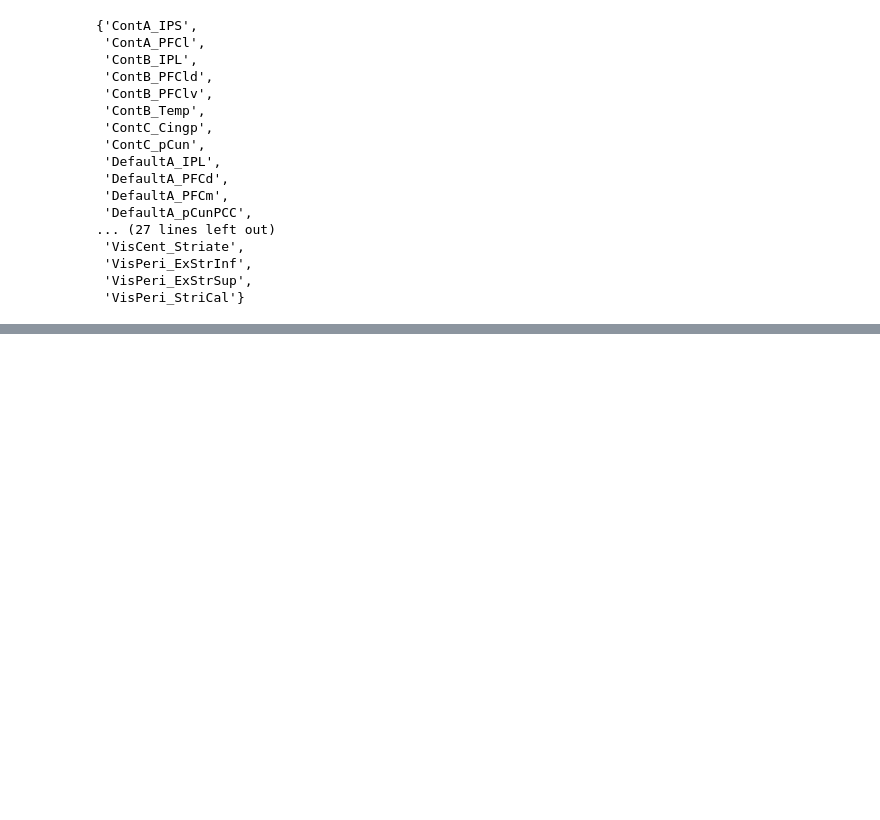
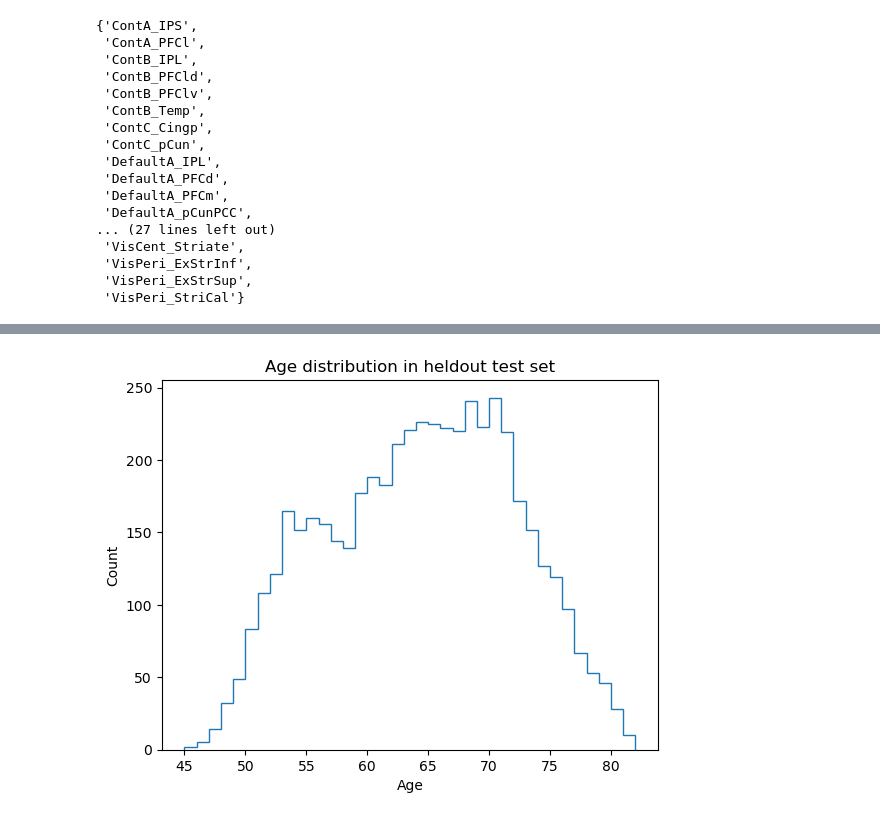
Before and after one commit to laura-riedel/brain_age_1D-CNN, a Jupyter notebook: src/data_specifics.ipynb, the cells around one changed output, grey strips where cells are left out. Saved outputs shown, nothing was run; the diff lists cells and outputs as text; code cells hidden in the pictures; blank space fills up the shorter version.

```diff
--- a/src/data_specifics.ipynb
+++ b/src/data_specifics.ipynb
@@ -338,0 +405,8 @@ set(labels_17n100p).intersection(set(labels_17n1000p))
+# %%
+plt.hist(heldout_test_df['age'], bins=bins, histtype='step', label='heldout test')
+plt.title('Age distribution in heldout test set')
+plt.xlabel('Age')
+plt.ylabel('Count')
+plt.show()
+# %% [output]
+[figure, added]
```
Also changed, not shown: parts of 6 cells of this notebook.
